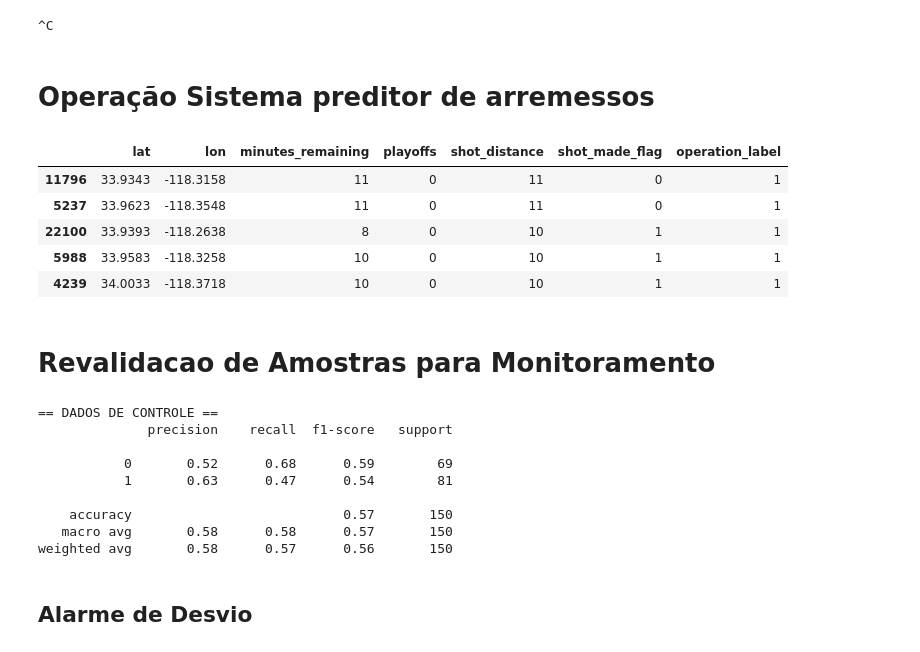
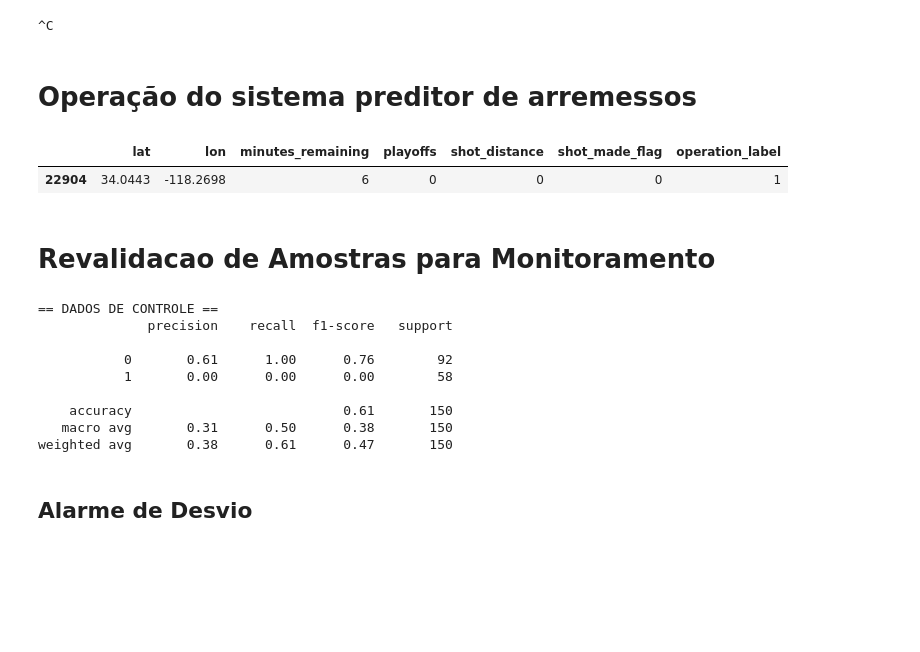
Before and after one commit to sergioopereira/EngenhariaMachineLearning, a Jupyter notebook: Code/notebook_kobe.ipynb, the cells around one changed output. Cells and saved outputs as stored; diff of their text form; code cells hidden in the pictures; blank space fills up the shorter version.

```diff
--- a/Code/notebook_kobe.ipynb
+++ b/Code/notebook_kobe.ipynb
@@ -370,29 +347,32 @@ os.environ['MLFLOW_TRACKING_URI'] = 'sqlite:///mlruns.db' # Criando uma variáve
 # Comando para publicar o modelo
 # mlflow models serve -m "models:/modelo_arremesso/Staging" --no-conda -p 5001
 # %% [markdown]
-# Operação Sistema preditor de arremessos
+# Operação do sistema preditor de arremessos
 # %%
 import requests
-# Configura
+# Configura a requisição
 host = 'localhost'
 port = '5001'
 url = f'http://{host}:{port}/invocations'
 headers = {'Content-Type': 'application/json',}
 
-http_data = data_operation.drop(kobe_target_col,axis=1).to_json(orient='split') # Serializando os dados do dataframe para teste do modelo
-r = requests.post(url=url, headers=headers, data=http_data) # Testando o modelo
+# Serializa os dados do dataframe operação removendo a coluna alvo para usar na requisição
+http_data = df_novelty.drop(target_col,axis=1).to_json(orient='split')
 
-data_operation.loc[:, 'operation_label'] = pd.read_json(r.text).values[:,0] # Recuperando o resultado do teste
+# Executa a requisição
+r = requests.post(url=url, headers=headers, data=http_data)
 
-data_operation.to_parquet('modelo_arremesso_operacao.parquet') # Gravando o dataframe de teste
-data_operation[data_operation.operation_label == 1].sort_values('shot_distance', ascending=False).head(5)
+# Recupera o resultado da requisição e armazena no dataframe operação
+df_novelty.loc[:, 'operation_label'] = pd.read_json(r.text).values[:,0]
+
+# Salva o dataframe operação
+df_novelty.to_parquet('../Data/operalization/base_novelty.parquet')
+
+# Lista os casos onde o resultado do modelo seja 1 e ordenado pela distância da maior para a menor.
+df_novelty[df_novelty.operation_label == 1].sort_values('shot_distance', ascending=False).head(5)
 # %% [output]
 |  | lat | lon | minutes_remaining | playoffs | shot_distance | shot_made_flag | operation_label |
-| 11796 | 33.9343 | -118.3158 | 11 | 0 | 11 | 0 | 1 |
-| 5237 | 33.9623 | -118.3548 | 11 | 0 | 11 | 0 | 1 |
-| 22100 | 33.9393 | -118.2638 | 8 | 0 | 10 | 1 | 1 |
-| 5988 | 33.9583 | -118.3258 | 10 | 0 | 10 | 1 | 1 |
-| 4239 | 34.0033 | -118.3718 | 10 | 0 | 10 | 1 | 1 |
+| 22904 | 34.0443 | -118.2698 | 6 | 0 | 0 | 0 | 1 |
 # %% [markdown]
 # Revalidacao de Amostras para Monitoramento
 # %%
@@ -401,28 +381,38 @@ data_operation[data_operation.operation_label == 1].sort_values('shot_distance',
 # METRICS: matriz de confusao
 # ARTIFACTS:
 
-
 # Utilizacao da amostra de controle, que teria sido reavaliada por especialistas
 min_samples_control = 150
 
 with mlflow.start_run(experiment_id=experiment_id, run_name = 'RevalidacaoOperacao'):
 
-    data_operation = pd.read_parquet('modelo_arremesso_operacao.parquet')
+    # Recupera os dados de operação e armazena no dataframe
+    df_novelty = pd.read_parquet('../Data/operalization/base_novelty.parquet')
 
-    data_control = data_operation.sample(min_samples_control, random_state=SEED)
+    # Extrai do dataframe de operação algumas amostras para controle
+    data_control = df_novelty.sample(min_samples_control, random_state=SEED)
+
+    # Salva as amostras de controle em um arquivo
     data_control.to_parquet('modelo_arremesso_controle.parquet')
 
     print('== DADOS DE CONTROLE ==')
-    print(metrics.classification_report(data_control[kobe_target_col], data_control['operation_label']))
+    # classification_report - Cria um relatório de texto mostrando as principais métricas de classificação.
+    print(metrics.classification_report(data_control[target_col], data_control['operation_label']))
 
     # LOG DE PARAMETROS DO MODELO
     mlflow.log_param("min_samples_control", min_samples_control)
 
     # LOG DE METRICAS GLOBAIS
-    cm = metrics.confusion_matrix(data_control[kobe_target_col], data_control['operation_label'])
-    specificity = cm[0,0] / cm.sum(axis=1)[0]
-    sensibility = cm[1,1] / cm.sum(axis=1)[1]
-    precision   = cm[1,1] / cm.sum(axis=0)[1]
+    cm = metrics.confusion_matrix(data_control[target_col], data_control['operation_label'])
+    # ESPECIFICIDADE - A proporção de verdadeiros negativos: a capacidade do sistema em predizer corretamente a ausência da condição para casos que realmente não a têm.
+    # ESPECIFICIDADE = ACERTOS NEGATIVOS / TOTAL DE NEGATIVOS
+    specificity = cm[0,0] / cm.sum(axis=1)[0] # VN / (VN + FP)
+    # SENSIBILIDADE - A proporção de verdadeiros positivos: a capacidade do sistema em predizer corretamente a condição para casos que realmente a têm.
+    # SENSIBILIDADE = ACERTOS POSITIVOS / TOTAL DE POSITIVOS
+    sensibility = cm[1,1] / cm.sum(axis=1)[1] # VP / (VP + FN)
+    # PRECISON - A precisão é uma métrica que avalia a quantidade de verdadeiros positivos sobre a soma de todos os valores positivos
+    precision   = cm[1,1] / cm.sum(axis=0)[1] # VP / (FP + VP)
+
     mlflow.log_metric("Especificidade", specificity)
     mlflow.log_metric("Sensibilidade", sensibility)
     mlflow.log_metric("Precisao", precision)
@@ -432,12 +422,12 @@ mlflow.end_run()
 == DADOS DE CONTROLE ==
               precision    recall  f1-score   support
 
-           0       0.52      0.68      0.59        69
-           1       0.63      0.47      0.54        81
+           0       0.61      1.00      0.76        92
+           1       0.00      0.00      0.00        58
 
-    accuracy                           0.57       150
-   macro avg       0.58      0.58      0.57       150
-weighted avg       0.58      0.57      0.56       150
+    accuracy                           0.61       150
+   macro avg       0.31      0.50      0.38       150
+weighted avg       0.38      0.61      0.47       150
 # %% [markdown]
 ## Alarme de Desvio
 # %%
```
Also changed, not shown: parts of 15 cells of this notebook.
